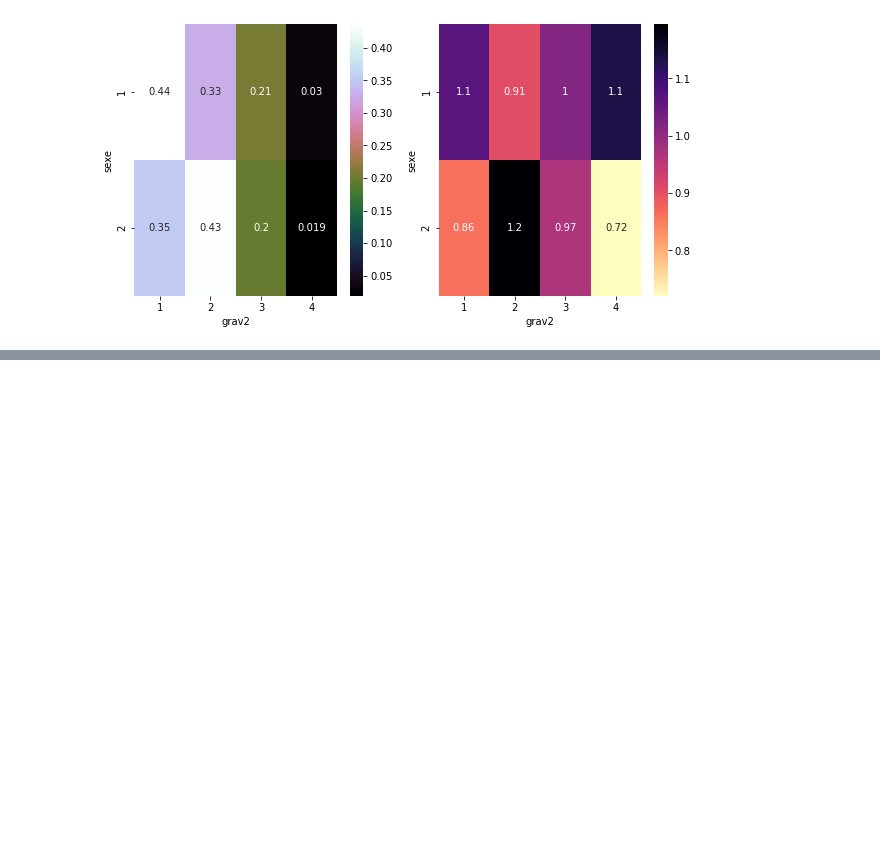
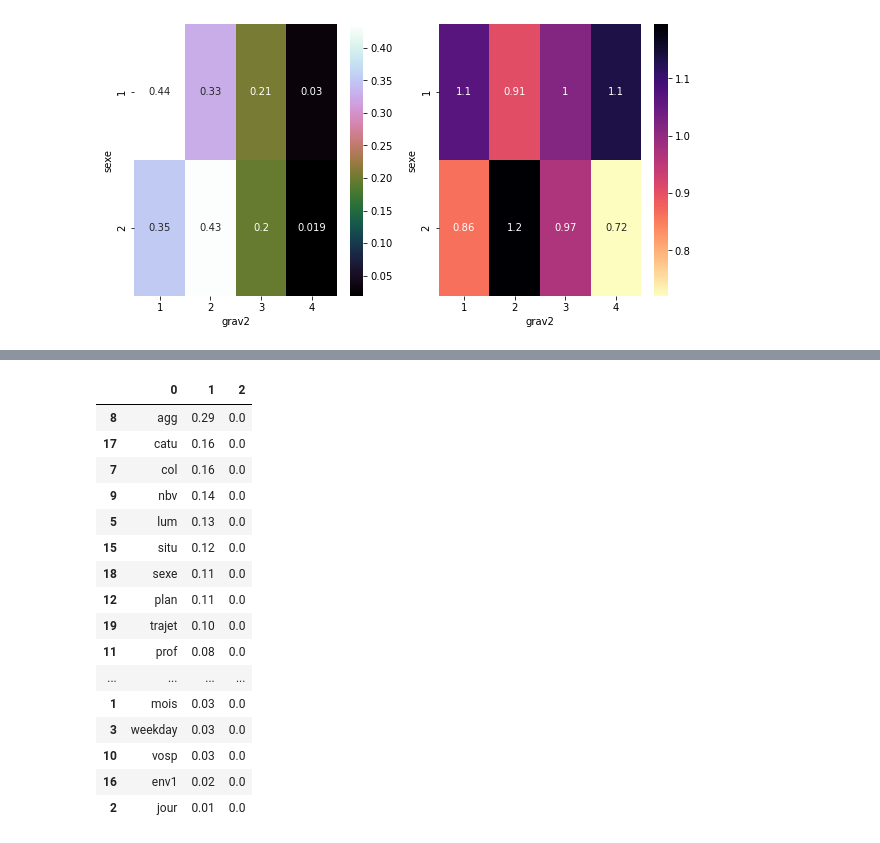
Before and after one commit to YacineHajjiDataScientist/20220814_dsProject, a Jupyter notebook: 20220821_projectDS.ipynb, the cells around one changed output, grey strips where cells are left out. Cells and saved outputs as stored; diff of their text form; code cells hidden in the pictures; blank space fills up the shorter version.

```diff
--- a/20220821_projectDS.ipynb
+++ b/20220821_projectDS.ipynb
@@ -1333,6 +1384,7 @@ sns.barplot(x="env1", y="percentage", hue="grav", data=dfCaracGpByEnv1,
 # %%
 # data-management
 dfEnv1Grav = pd.crosstab(dfLieux['env1'], dfLieux['grav'], normalize=0).sort_values(by=4, ascending=False)
+dfEnv1GravRaw = pd.crosstab(dfLieux['env1'], dfLieux['grav']).sort_values(by=4, ascending=False)
 
 # Display plots
 fig, ax = plt.subplots(1, 2, figsize=(10, 5))
@@ -1379,6 +1431,7 @@ sns.barplot(x="catu", y="percentage", hue="grav2", data=dfUsagersGpByCatu,
 # %%
 # data-management
 dfCatuGrav = pd.crosstab(dfUsagers['catu'], dfUsagers['grav2'], normalize=0).sort_values(by=4, ascending=False)
+dfCatuGravRaw = pd.crosstab(dfUsagers['catu'], dfUsagers['grav2']).sort_values(by=4, ascending=False)
 
 # Display plots
 fig, ax = plt.subplots(1, 2, figsize=(10, 5))
@@ -1441,6 +1494,7 @@ sns.barplot(x="sexe", y="percentage", hue="grav2", data=dfUsagersGpBySexe,
 # %%
 # data-management
 dfSexeGrav = pd.crosstab(dfUsagers['sexe'], dfUsagers['grav2'], normalize=0).sort_values(by=4, ascending=False)
+dfSexeGravRaw = pd.crosstab(dfUsagers['sexe'], dfUsagers['grav2']).sort_values(by=4, ascending=False)
 
 # Display plots
 fig, ax = plt.subplots(1, 2, figsize=(10, 5))
@@ -1501,0 +1544,11 @@ fig.show()
+# %%
+# data-management
+dfTrajetGrav = pd.crosstab(dfUsagers['trajet'][(dfUsagers.trajet>0)], dfUsagers['grav2'][(dfUsagers.trajet>0)], normalize=0).sort_values(by=4, ascending=False)
+dfTrajetGravRaw = pd.crosstab(dfUsagers['trajet'][(dfUsagers.trajet>0)], dfUsagers['grav2'][(dfUsagers.trajet>0)]).sort_values(by=4, ascending=False)
+
+# Display plots
+fig, ax = plt.subplots(1, 2, figsize=(10, 5))
+sns.heatmap(dfTrajetGrav, annot=True, cmap='cubehelix', ax=ax[0])
+sns.heatmap(dfTrajetGrav.apply(lambda x: x/dfUsagers['grav2'][(dfUsagers.trajet>0)].value_counts(normalize=True), axis=1), annot=True, cmap='magma_r', ax=ax[1]);
+fig.show()
+# XXX
@@ -1501,0 +1574,49 @@ fig.show()
+# %%
+### V Cramer score & p-value
+# Function
+def vCramerChisqPvalue(varname, var, contingtableRaw):
+    res = varname, round(V_cramer(contingtableRaw, len(var)), 2), round(chi2_contingency(contingtableRaw)[1], 4)
+    return res
+
+# Filling table
+dfVcramerChisqPvalue = pd.DataFrame([vCramerChisqPvalue('an', dfCarac['an'], dfYearGravRaw),
+              vCramerChisqPvalue('mois', dfCarac['mois'], dfMonthGravRaw),
+              vCramerChisqPvalue('jour', dfCarac['jour'], dfMonthdayGravRaw),
+              vCramerChisqPvalue('weekday', dfCarac['weekday'], dfWeekdayGravRaw),
+              vCramerChisqPvalue('hour', dfCarac['hour'], dfHourGravRaw),
+              vCramerChisqPvalue('lum', dfCarac['lum'], dfLumGravRaw),
+              vCramerChisqPvalue('atm', dfCarac['atm'], dfAtmGravRaw),
+              vCramerChisqPvalue('col', dfCarac['col'], dfColGravRaw),
+              vCramerChisqPvalue('agg', dfCarac['agg'], dfAggGravRaw),
+              vCramerChisqPvalue('nbv', dfLieux['nbv'], dfNbvGravRaw),
+              vCramerChisqPvalue('vosp', dfLieux['vosp'], dfVospGravRaw),
+              vCramerChisqPvalue('prof', dfLieux['prof'], dfProfGravRaw),
+              vCramerChisqPvalue('plan', dfLieux['plan'], dfPlanGravRaw),
+              vCramerChisqPvalue('surf', dfLieux['surf'], dfSurfGravRaw),
+              vCramerChisqPvalue('infra', dfLieux['infra'], dfInfraGravRaw),
+              vCramerChisqPvalue('situ', dfLieux['situ'], dfSituGravRaw),
+              vCramerChisqPvalue('env1', dfLieux['env1'], dfEnv1GravRaw),
+              vCramerChisqPvalue('catu', dfUsagers['catu'], dfCatuGravRaw),
+              vCramerChisqPvalue('sexe', dfUsagers['sexe'], dfSexeGravRaw),
+              vCramerChisqPvalue('trajet', dfUsagers['trajet'], dfTrajetGravRaw)])
+
+# Display table
+dfVcramerChisqPvalue.sort_values(by=1, ascending=False)
+# %% [output]
+|  | 0 | 1 | 2 |
+| 8 | agg | 0.29 | 0.0 |
+| 17 | catu | 0.16 | 0.0 |
+| 7 | col | 0.16 | 0.0 |
+| 9 | nbv | 0.14 | 0.0 |
+| 5 | lum | 0.13 | 0.0 |
+| 15 | situ | 0.12 | 0.0 |
+| 18 | sexe | 0.11 | 0.0 |
+| 12 | plan | 0.11 | 0.0 |
+| 19 | trajet | 0.10 | 0.0 |
+| 11 | prof | 0.08 | 0.0 |
+| ... | ... | ... | ... |
+| 1 | mois | 0.03 | 0.0 |
+| 3 | weekday | 0.03 | 0.0 |
+| 10 | vosp | 0.03 | 0.0 |
+| 16 | env1 | 0.02 | 0.0 |
+| 2 | jour | 0.01 | 0.0 |
```
Also changed, not shown: parts of 40 cells of this notebook.
